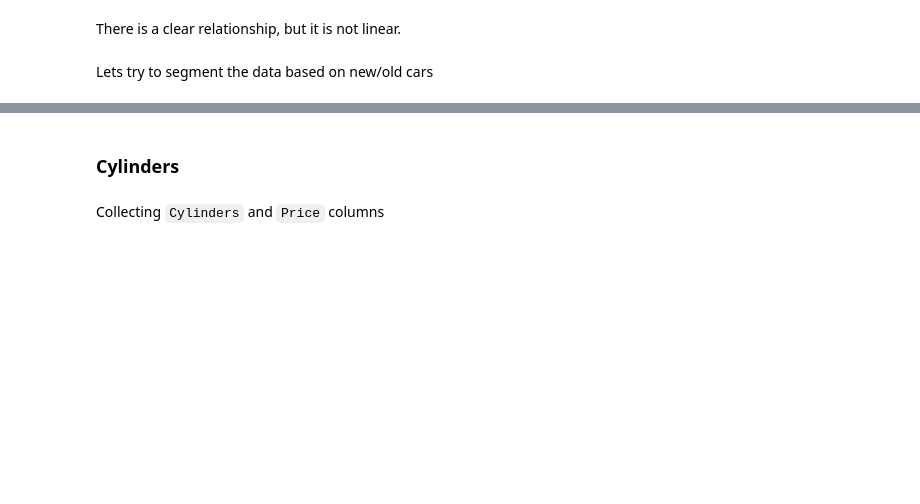
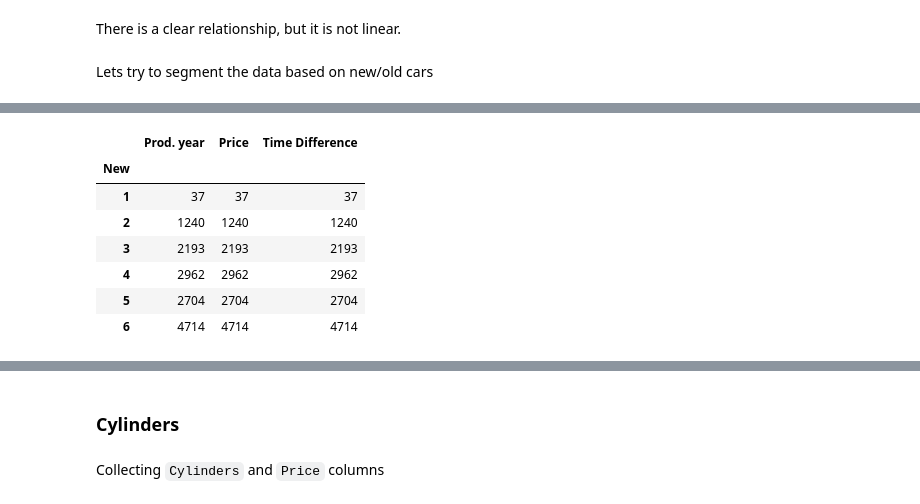
Before and after one commit to yashveersinghsohi/Car_Price_Prediction, a Jupyter notebook: EDA/CarPrice_01_Multivariate_EDA.ipynb, the cells around one changed output, grey strips where cells are left out. Drawn from its saved outputs; the diff is of its cells as text; code cells hidden in the pictures; blank space fills up the shorter version.

```diff
--- a/EDA/CarPrice_01_Multivariate_EDA.ipynb
+++ b/EDA/CarPrice_01_Multivariate_EDA.ipynb
@@ -136,0 +138,11 @@ Explore the best way to make this split between new and old cars.
+# %%
+temp_df.groupby(by="New").count()
+# %% [output]
+|  | Prod. year | Price | Time Difference |
+| New |  |  |  |
+| 1 | 37 | 37 | 37 |
+| 2 | 1240 | 1240 | 1240 |
+| 3 | 2193 | 2193 | 2193 |
+| 4 | 2962 | 2962 | 2962 |
+| 5 | 2704 | 2704 | 2704 |
+| 6 | 4714 | 4714 | 4714 |
```
Also changed, not shown: parts of 3 cells of this notebook.
